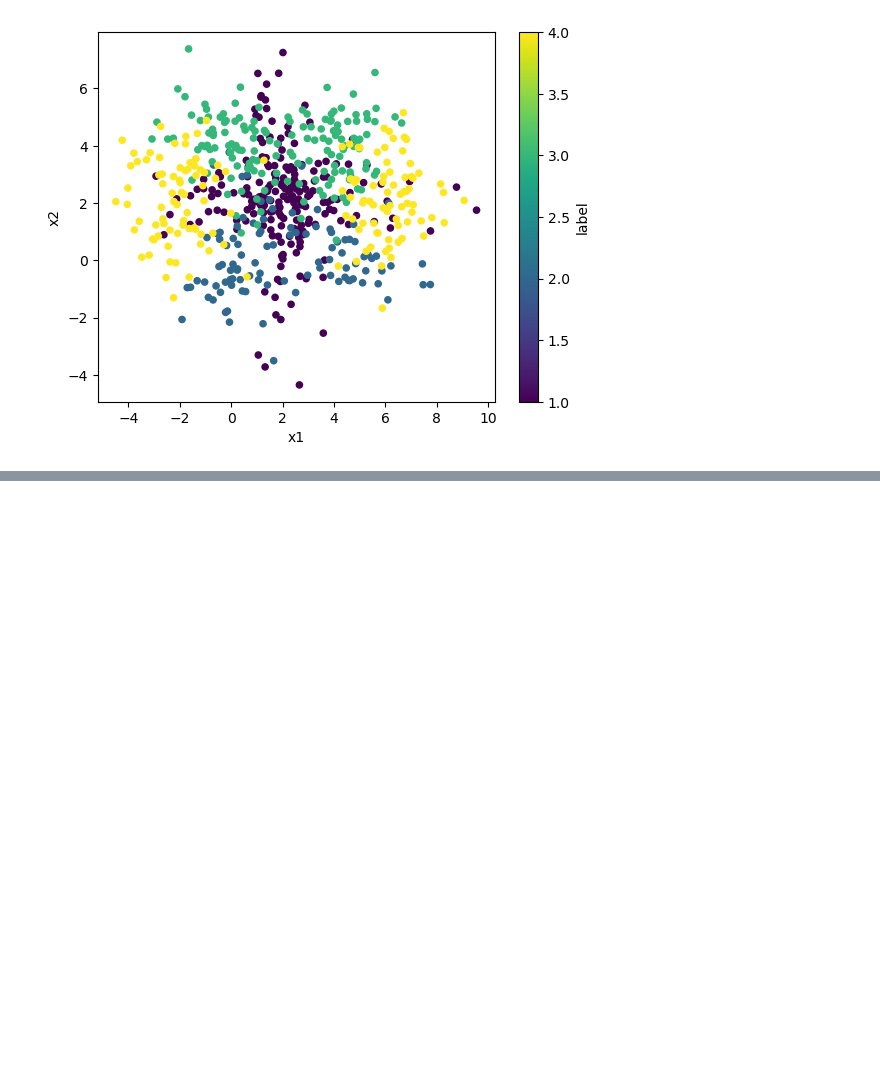
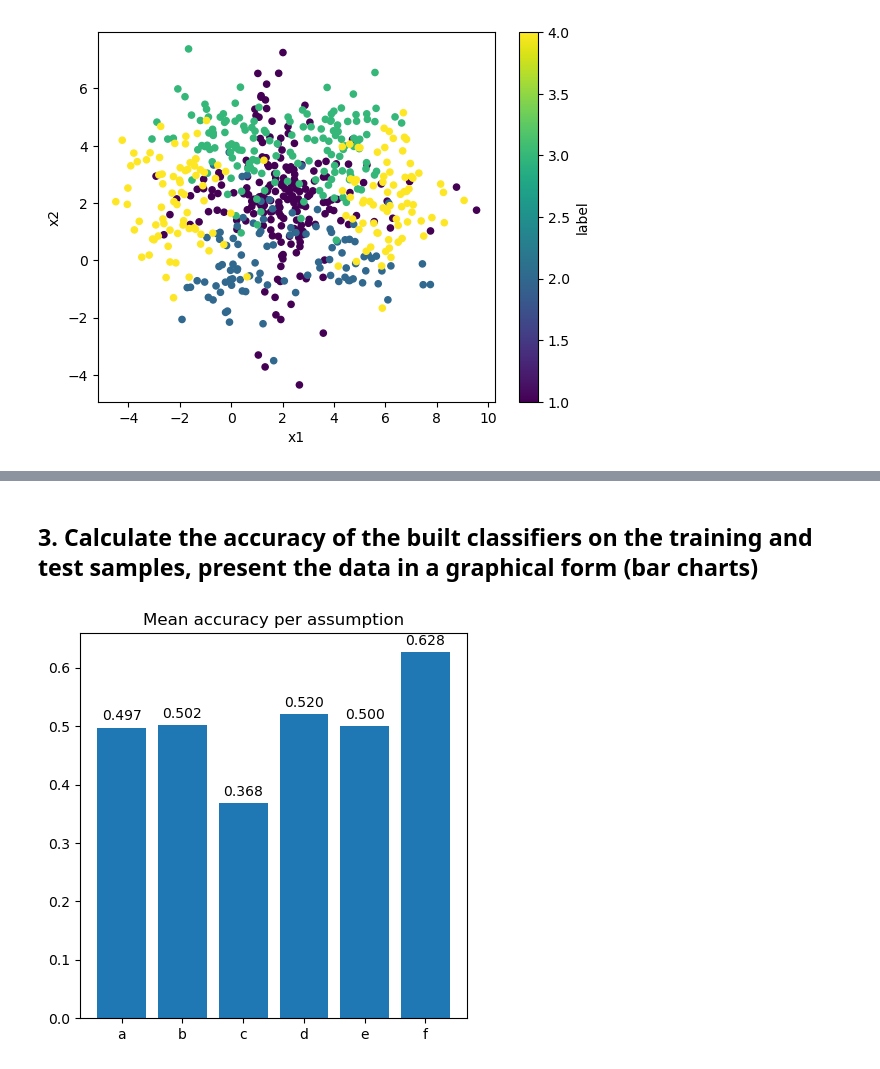
Before and after one commit to sigord/basic_ml_labs, a Jupyter notebook: LR_2.ipynb, the cells around one changed output, grey strips where cells are left out. Drawn from its saved outputs; the diff is of its cells as text; code cells hidden in the pictures; blank space fills up the shorter version.

```diff
--- a/LR_2.ipynb
+++ b/LR_2.ipynb
@@ -145,0 +196,6 @@ for key in cov_matrices.keys():
+# %%
+for key in cov_matrices.keys():
+    for fold in range(5):
+        print(f'Train points per class for assumption {key} and fold {fold + 1}:\n',
+              np.nanmean(np.array(train_preds[key][fold]), axis=0), '\n',
+              'Accuracy', train_scores[key][fold])
@@ -145,0 +220,11 @@ for key in cov_matrices.keys():
+# %% [markdown]
+## 3. Calculate the accuracy of the built classifiers on the training and test samples, present the data in a graphical form (bar charts)
+# %%
+plt.figure(figsize=(5, 5))
+plt.bar(range(len(train_scores.keys())), [np.mean(train_scores[key]) for key in train_scores.keys()])
+plt.xticks(range(len(train_scores.keys())), train_scores.keys())
+plt.bar_label(plt.gca().containers[0], fmt='%.3f', padding=3)
+plt.title('Mean accuracy per assumption')
+plt.show();
+# %% [output]
+[figure, added]
```
Also changed, not shown: parts of 26 cells of this notebook.
